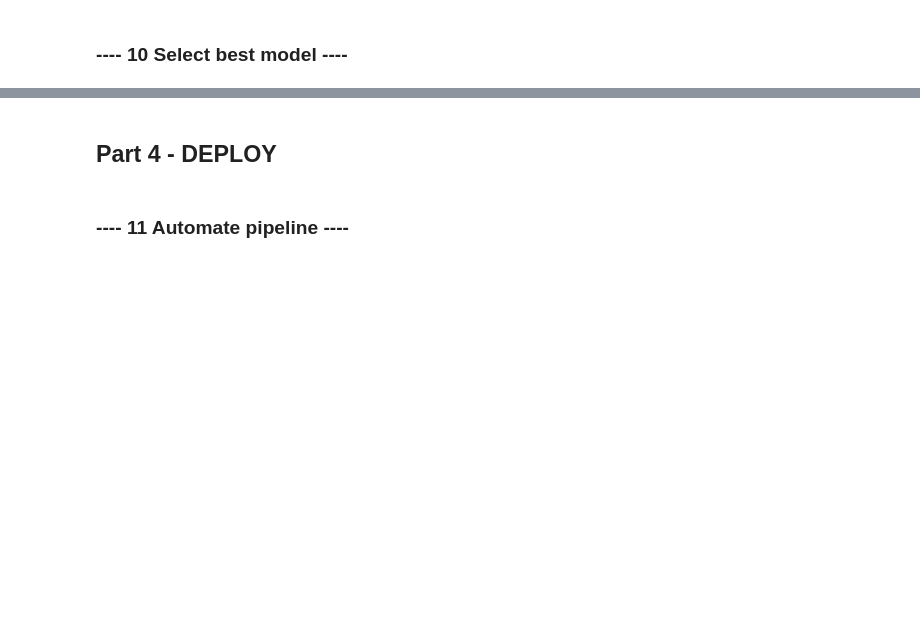
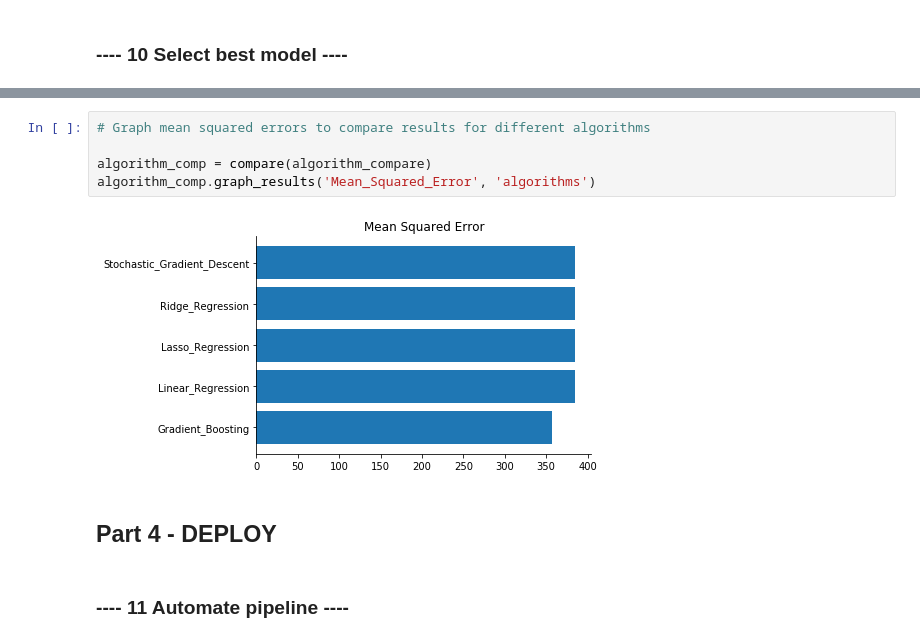
Before and after one commit to albert-ntiri/salary_prediction_project, a Jupyter notebook: Salary Prediction Notebook Models.ipynb, the cells around one changed output, grey strips where cells are left out. Cells and saved outputs as stored; diff of their text form; blank space fills up the shorter version.

```diff
--- a/Salary Prediction Notebook Models.ipynb
+++ b/Salary Prediction Notebook Models.ipynb
@@ -255,3 +267,10 @@ plt.savefig('charts/model_comparison_algorithms.jpg')
+# %%
+# Graph mean squared errors to compare results for different algorithms
+
+algorithm_comp = compare(algorithm_compare)
+algorithm_comp.graph_results('Mean_Squared_Error', 'algorithms')
+# %% [output]
+[figure, added]
 # %% [markdown]
 ## Part 4 - DEPLOY
 # %% [markdown]
```
Also changed, not shown: parts of 11 cells of this notebook, 2 other files.
